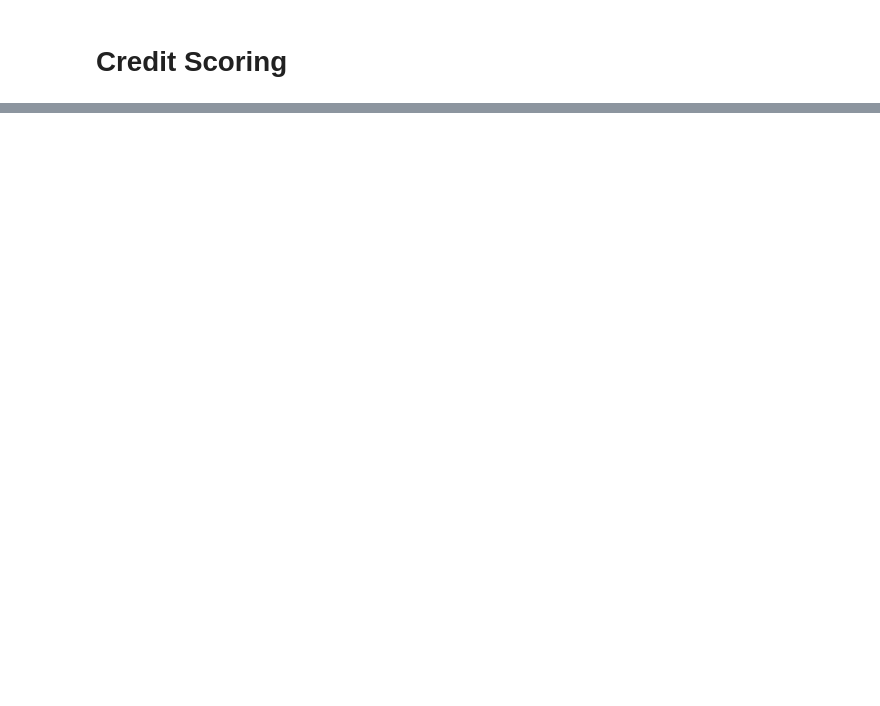
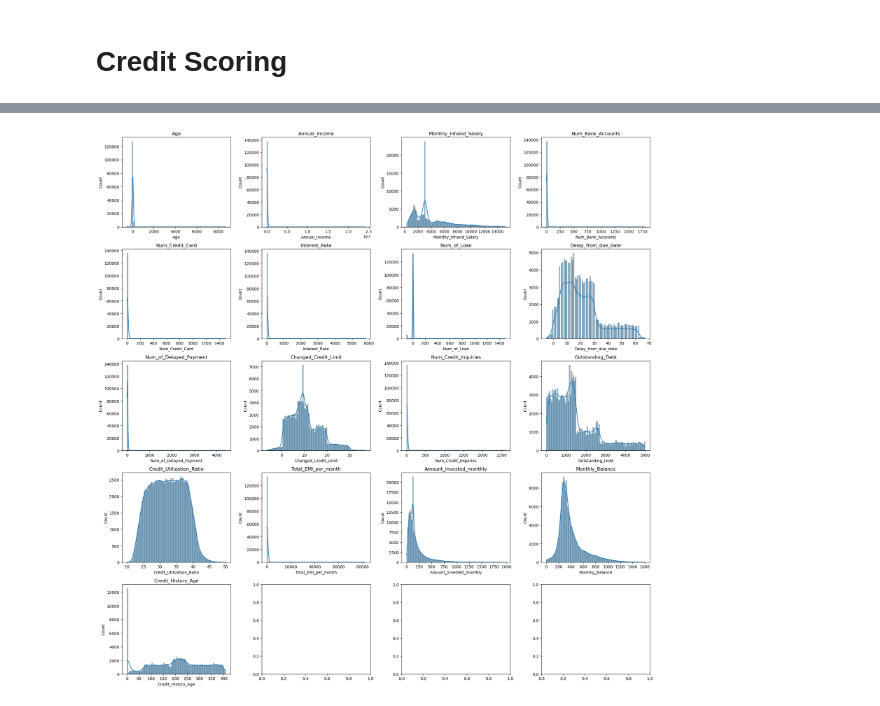
Before and after one commit to MiltonGreat/Credit-Score, a Jupyter notebook: Credit Score.ipynb, the cells around one changed output, grey strips where cells are left out. Drawn from its saved outputs; the diff is of its cells as text; code cells hidden in the pictures; blank space fills up the shorter version.

```diff
--- a/Credit Score.ipynb
+++ b/Credit Score.ipynb
@@ -210,0 +115,15 @@ Best Parameters: {'max_depth': None, 'min_samples_split': 5, 'n_estimators': 100
+# %%
+# Handle Missing Data
+def handle_missing_data(df, numeric_columns):
+    for col in numeric_columns:
+        if df[col].dtype == 'object':
+            df[col] = pd.to_numeric(df[col], errors='coerce')
+        df[col] = df[col].fillna(df[col].median())
+    return df
+
+numeric_columns = ["Age", "Annual_Income", "Monthly_Inhand_Salary", "Num_Bank_Accounts", "Num_Credit_Card",
+                   "Interest_Rate", "Num_of_Loan", "Delay_from_due_date", "Num_of_Delayed_Payment",
+                   "Changed_Credit_Limit", "Num_Credit_Inquiries", "Outstanding_Debt", "Credit_Utilization_Ratio",
+                   "Total_EMI_per_month", "Amount_invested_monthly", "Monthly_Balance", "Credit_History_Age"]
+
+df = handle_missing_data(df, numeric_columns)
@@ -210,0 +132,65 @@ Best Parameters: {'max_depth': None, 'min_samples_split': 5, 'n_estimators': 100
+# %%
+def plot_histograms(df, columns, rows=2, cols=3):
+    fig, axes = plt.subplots(rows, cols, figsize=(5*cols, 4*rows))
+    axes = axes.flatten()
+    for i, col in enumerate(columns):
+        if i < len(axes):
+            sns.histplot(df[col], kde=True, ax=axes[i], bins=100)
+            axes[i].set_title(col)
+    plt.tight_layout()
+    plt.show()
+
+plot_histograms(df, numeric_columns, rows=5, cols=4)
+
+# Correlation Matrix
+def plot_correlation_matrix(df, numeric_columns):
+    corr = df[numeric_columns].corr()
+    mask = np.triu(np.ones_like(corr, dtype=bool))
+    plt.figure(figsize=(20, 10))
+    sns.heatmap(corr, annot=True, mask=mask, fmt=".3f", annot_kws={"fontsize": 10}, cmap="RdBu", vmin=-1, vmax=1)
+    plt.title("Correlation Matrix")
+    plt.show()
+
+plot_correlation_matrix(df, numeric_columns)
+
+# Categorical Analysis
+def analyze_categorical_columns(df, categorical_columns):
+    for col in categorical_columns:
+        print(f"\nAnalysis for column: {col}")
+        print("##################################################")
+        print(f"Unique values count: {df[col].nunique()}")
+        print(f"Unique values: {df[col].unique()}")
+        print(f"Value counts:\n{df[col].value_counts()}")
+        plt.figure(figsize=(6, 3))
+        sns.countplot(y=col, data=df, order=df[col].value_counts().index, palette="coolwarm")
+        plt.title(f'{col} - Category Frequencies')
+        plt.show()
+
+categorical_columns = ["Occupation", "Credit_Mix", "Spending_Level", "Payment_Value", "Payment_of_Min_Amount"]
+analyze_categorical_columns(df, categorical_columns)
+
+# Chi-Square Test
+def chi2_test(df, cat_cols, num_cols):
+    df_copy = df.loc[df["is_train"]].copy()
+    summary = np.empty((len(cat_cols) + len(num_cols), 3), dtype="object")
+    y, *_ = df_copy["Credit_Score"].factorize(sort=False)
+
+    def perform_test(cols, test):
+        if test == "chi2":
+            for i, col in enumerate(cols):
+                cross = pd.crosstab(index=df_copy[col], columns=[df_copy["Credit_Score"]])
+                t_stat, pvalue, *_ = chi2_contingency(cross)
+                summary[i, :] = [col, t_stat, pvalue]
+        elif test == "f_classif":
+            for i, col in enumerate(cols, start=len(cat_cols)):
+                t_stat, pvalue = f_classif(df_copy[[col]], y.reshape(-1, 1))
+                summary[i, :] = [col, t_stat[0], pvalue[0]]
+
+    perform_test(cat_cols, test="chi2")
+    perform_test(num_cols, test="f_classif")
+    return pd.DataFrame(summary, columns=["column", 't-statistic', "p-value"])
+
+chi2_summary = chi2_test(df, categorical_columns, numeric_columns).sort_values(by="t-statistic", ascending=False)
+print(chi2_summary)
+# %% [output]
+[figure, added]
```
Also changed, not shown: parts of 43 cells of this notebook.
